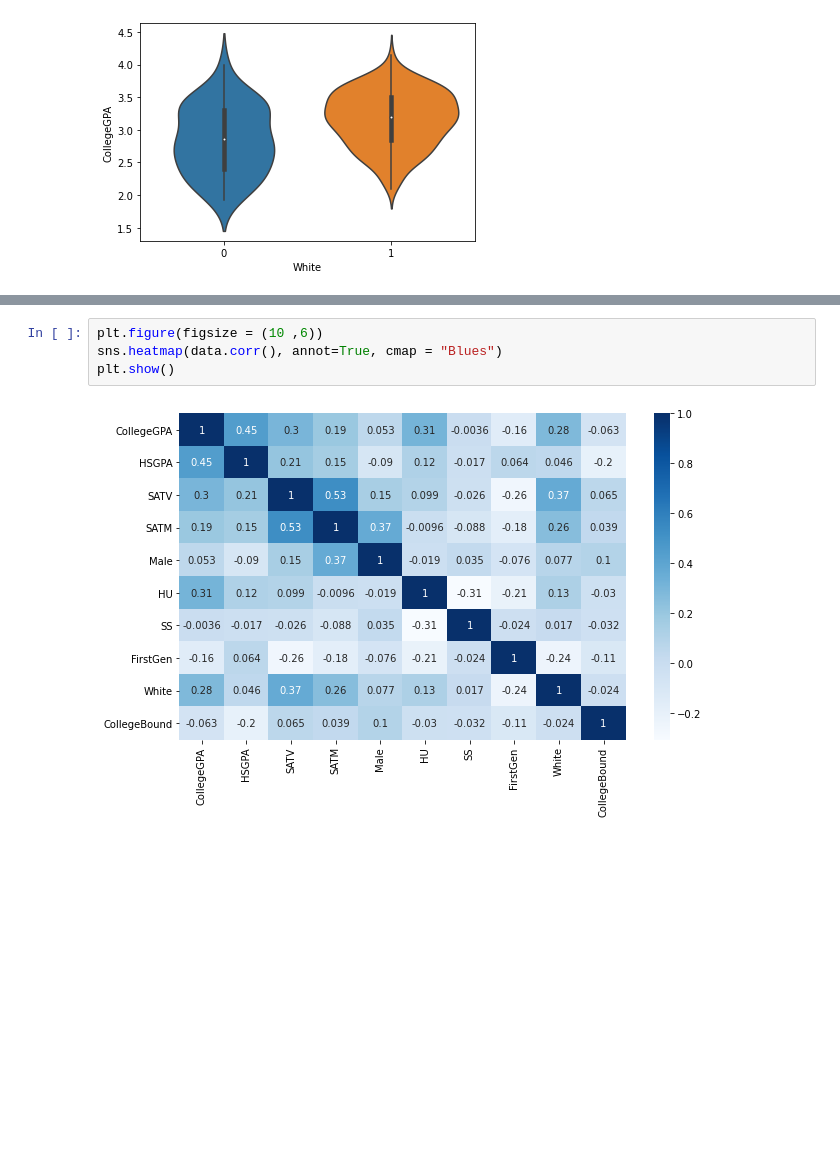
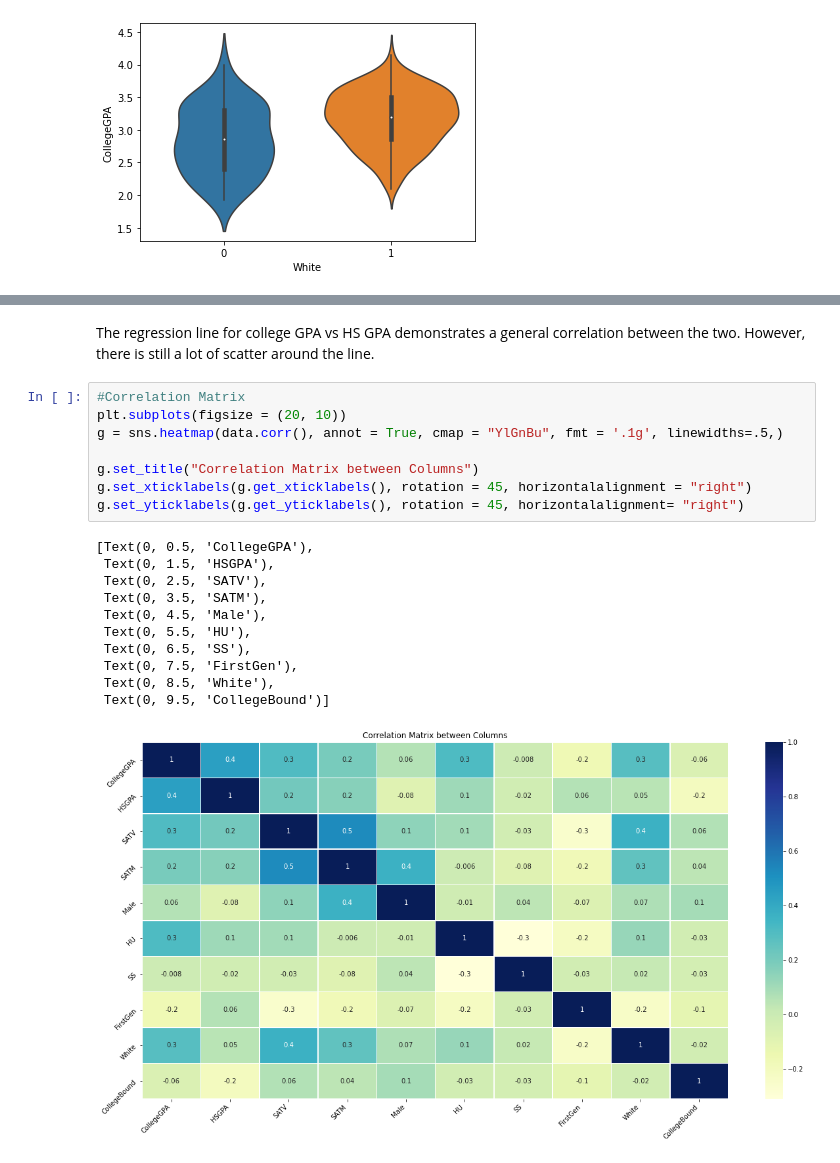
Before and after one commit to cwu-umd/320-Final-Project, a Jupyter notebook: Final Project .ipynb, the cells around one changed output, grey strips where cells are left out. Drawn from its saved outputs; the diff is of its cells as text; blank space fills up the shorter version.

```diff
--- a/Final Project .ipynb
+++ b/Final Project .ipynb
@@ -112,6 +106,22 @@ R-Squared Value: 0.19970830171667286
-# %%
-plt.figure(figsize = (10 ,6))
-sns.heatmap(data.corr(), annot=True, cmap = "Blues")
-plt.show()
-# %% [output]
-[figure, removed]
+# %% [markdown]
+The regression line for college GPA vs HS GPA demonstrates a general correlation between the two. However, there is still a lot of scatter around the line.
+# %%
+#Correlation Matrix
+plt.subplots(figsize = (20, 10))
+g = sns.heatmap(data.corr(), annot = True, cmap = "YlGnBu", fmt = '.1g', linewidths=.5,)
+
+g.set_title("Correlation Matrix between Columns")
+g.set_xticklabels(g.get_xticklabels(), rotation = 45, horizontalalignment = "right")
+g.set_yticklabels(g.get_yticklabels(), rotation = 45, horizontalalignment= "right")
+# %% [output]
+[Text(0, 0.5, 'CollegeGPA'),
+ Text(0, 1.5, 'HSGPA'),
+ Text(0, 2.5, 'SATV'),
+ Text(0, 3.5, 'SATM'),
+ Text(0, 4.5, 'Male'),
+ Text(0, 5.5, 'HU'),
+ Text(0, 6.5, 'SS'),
+ Text(0, 7.5, 'FirstGen'),
+ Text(0, 8.5, 'White'),
+ Text(0, 9.5, 'CollegeBound')]
+[figure, added]
```
Also changed, not shown: parts of 34 cells of this notebook, 1 other file.
